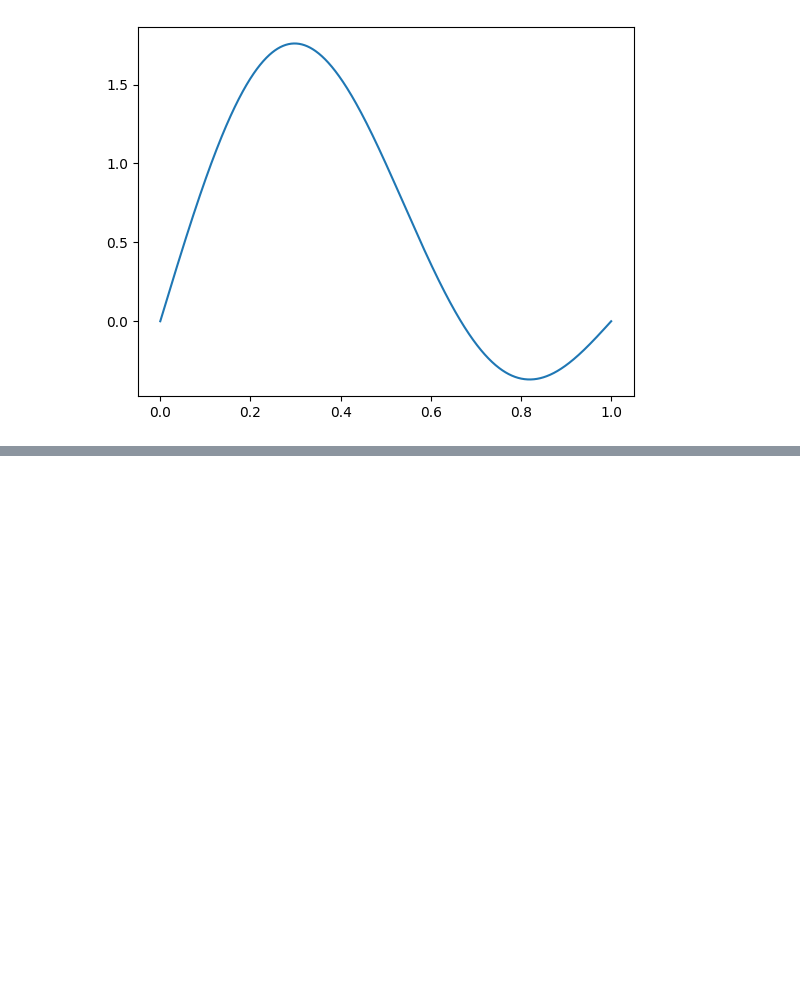
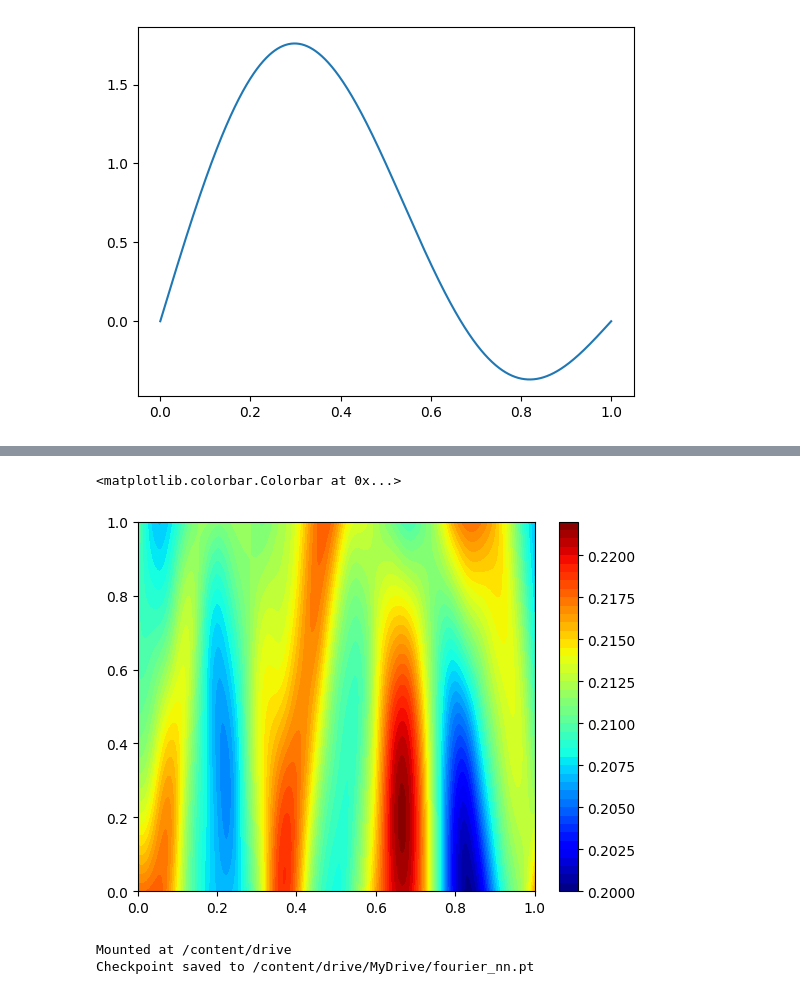
Before and after one commit to viriyadhika/CSC2539H, a Jupyter notebook: FourierPINN/FFPINN.ipynb, the cells around one changed output, grey strips where cells are left out. Saved outputs shown, nothing was run; the diff lists cells and outputs as text; code cells hidden in the pictures; blank space fills up the shorter version.

Commit message:
fourier initial commit

```diff
--- a/FourierPINN/FFPINN.ipynb
+++ b/FourierPINN/FFPINN.ipynb
@@ -301,0 +406,28 @@ plt.colorbar()
+# %%
+x, t = torch.tensor(wave_raw_data.X.reshape(-1), dtype=torch.float, device=device), torch.tensor(wave_raw_data.T.reshape(-1), dtype=torch.float, device=device)
+y = ffmlp(x, t)
+# %%
+y_reshaped = y.reshape(wave_raw_data.u.shape[0], wave_raw_data.u.shape[1])
+
+plt.contourf(wave_raw_data.T, wave_raw_data.X, y_reshaped.detach().cpu(), levels=50, cmap="jet")
+plt.colorbar()
+# %% [output]
+<matplotlib.colorbar.Colorbar at 0x...>
+[figure, added]
+# %%
+import torch
+from google.colab import drive
+drive.mount('/content/drive')  # mounts your Drive
+
+# Suppose your model is called 'model' and optimizer 'optimizer'
+checkpoint_path = "/content/drive/MyDrive/fourier_nn.pt"
+
+torch.save({
+    'model_state_dict': ffmlp.state_dict(),
+    'optimizer_state_dict': optimizer.state_dict()
+}, checkpoint_path)
+
+print(f"Checkpoint saved to {checkpoint_path}")
+# %% [output]
+Mounted at /content/drive
+Checkpoint saved to /content/drive/MyDrive/fourier_nn.pt
```
Also changed, not shown: parts of 12 cells of this notebook, 1 other file.
